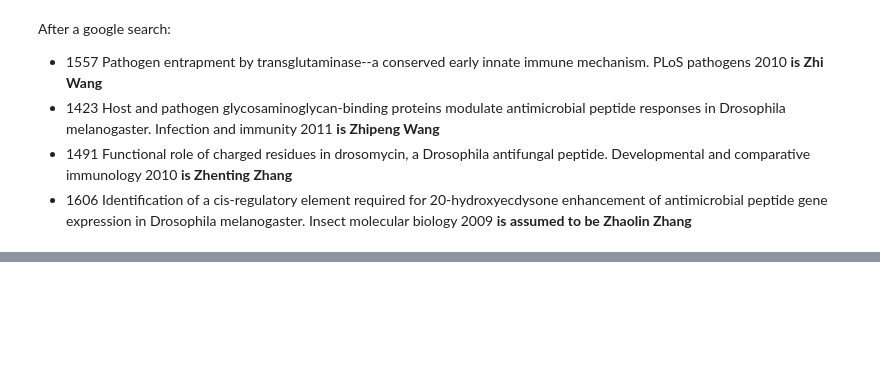
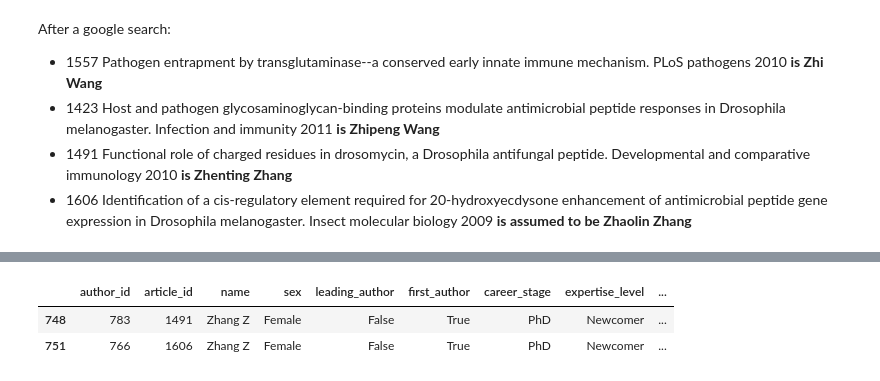
Before and after one commit to jcblemai/drosophila-reproducibility, a Jupyter notebook: preprocess_db.ipynb, the cells around one changed output, grey strips where cells are left out. Cells and saved outputs as stored; diff of their text form; code cells hidden in the pictures; blank space fills up the shorter version.

Commit message:
new preprocessing

```diff
--- a/preprocess_db.ipynb
+++ b/preprocess_db.ipynb
@@ -346,6 +346,7 @@ authors[~(authors["leading_author"] ^ authors["first_author"])]
 # %%
 #authors = authors.merge(articles, on="article_id", how="left", suffixes=('', '_article'))
 #authors.sort_values(by=["article_id", "author_id", ])
+authors= preprocess_utils.build_author_key(authors, author_name_col="name", key_col="author_key")
 # %%
 for idr, row in authors[authors["author_key"] == "wang z"].iterrows():
     print(row["article_id"], end=" ")
@@ -368,7 +370,7 @@ After a google search:
 * 1491 Functional role of charged residues in drosomycin, a Drosophila antifungal peptide. Developmental and comparative immunology 2010 **is Zhenting Zhang**
 * 1606 Identification of a cis-regulatory element required for 20-hydroxyecdysone enhancement of antimicrobial peptide gene expression in Drosophila melanogaster. Insect molecular biology 2009 **is assumed to be Zhaolin Zhang**
 # %%
-authors[(authors["author_key"] == "wang z") & (authors["article_id"] == 1557)]["Name"] = "Wang Zhi"
-authors[(authors["author_key"] == "wang z") & (authors["article_id"] == 1423)]["Name"] = "Wang Zhipeng"
-authors[(authors["author_key"] == "zhang z") & (authors["article_id"] == 1491)]["Name"] = "Zhang Zhenting"
-authors[(authors["author_key"] == "zhang z") & (authors["article_id"] == 1606)]["Name"] = "Zhang Zhaolin"
+authors.loc[(authors["author_key"] == "wang z") & (authors["article_id"] == 1557),"name"] = "Wang Zhi"
+authors.loc[(authors["author_key"] == "wang z") & (authors["article_id"] == 1423),"name"] = "Wang Zhipeng"
+authors.loc[(authors["author_key"] == "zhang z") & (authors["article_id"] == 1491),"name"] = "Zhang Zhenting"
+authors.loc[(authors["author_key"] == "zhang z") & (authors["article_id"] == 1606),"name"] = "Zhang Zhaolin"
@@ -392,0 +402,6 @@ authors.to_csv('preprocessed_data/authors_db.csv', index=False)
+# %%
+authors[(authors["author_key"] == "zhang z")]
+# %% [output]
+|  | author_id | article_id | name | sex | leading_author | first_author | career_stage | expertise_level | ... |
+| 748 | 783 | 1491 | Zhang Z | Female | False | True | PhD | Newcomer | ... |
+| 751 | 766 | 1606 | Zhang Z | Female | False | True | PhD | Newcomer | ... |
```
Also changed, not shown: parts of 3 cells of this notebook, 2 other files.
